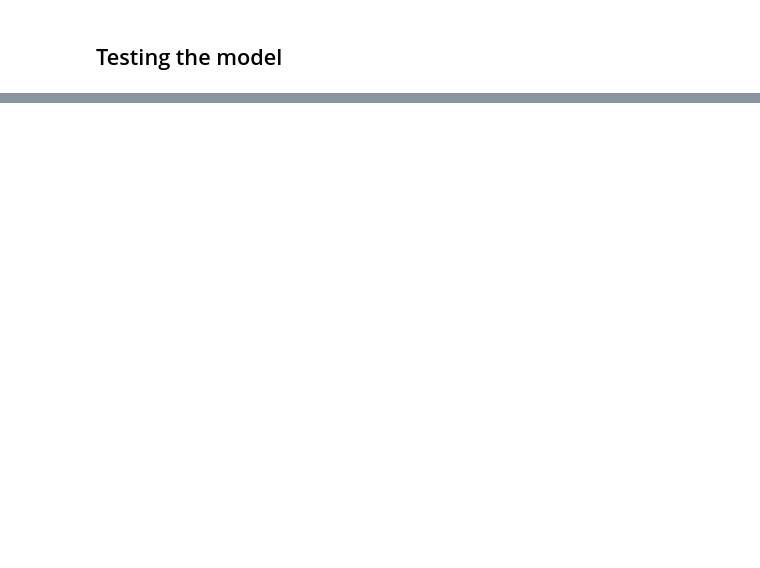
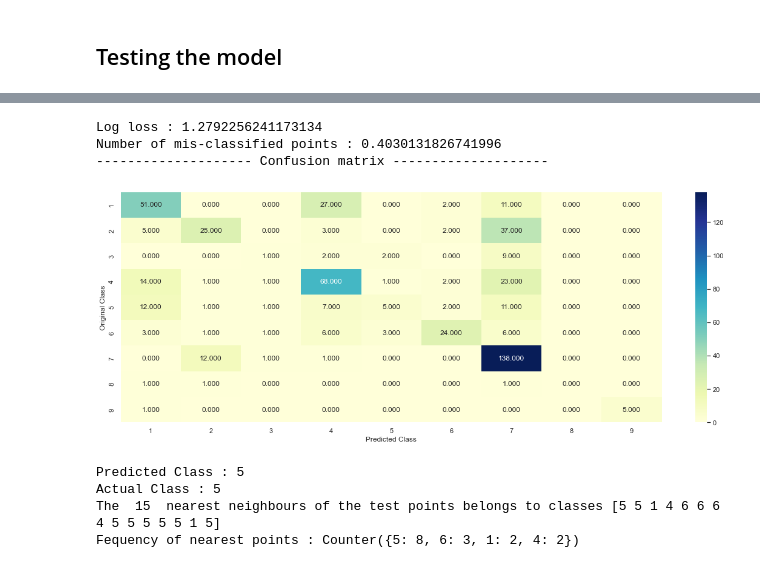
Before and after one commit to surendhar-1706/Classification_of_cancer_mutants, a Jupyter notebook: Cancer_Mutant.ipynb, the cells around one changed output, grey strips where cells are left out. Drawn from its saved outputs; the diff is of its cells as text; code cells hidden in the pictures; blank space fills up the shorter version.

```diff
--- a/Cancer_Mutant.ipynb
+++ b/Cancer_Mutant.ipynb
@@ -1116,0 +1226,26 @@ Out of the top  100  features  81 are present in query point
+# %%
+clf = KNeighborsClassifier(n_neighbors=alpha[best_alpha])
+predict_and_plot_confusion_matrix(train_x_onehotCoding, train_y, cv_x_onehotCoding, cv_y, clf)
+# %% [output]
+Log loss : 1.2792256241173134
+Number of mis-classified points : 0.4030131826741996
+-------------------- Confusion matrix --------------------
+[figure, added]
+# %%
+clf = KNeighborsClassifier(n_neighbors=alpha[best_alpha])
+clf.fit(train_x_onehotCoding, train_y)
+sig_clf = CalibratedClassifierCV(clf, method="sigmoid")
+sig_clf.fit(train_x_onehotCoding, train_y)
+
+test_point_index = 136
+predicted_cls = sig_clf.predict(test_x_onehotCoding[0].reshape(1,-1))
+print("Predicted Class :", predicted_cls[0])
+print("Actual Class :", test_y[test_point_index])
+neighbors = clf.kneighbors(test_x_onehotCoding[test_point_index].reshape(1, -1), alpha[best_alpha])
+print("The ",alpha[best_alpha]," nearest neighbours of the test points belongs to classes",train_y[neighbors[1][0]])
+print("Fequency of nearest points :",Counter(train_y[neighbors[1][0]]))
+# %% [output]
+Predicted Class : 5
+Actual Class : 5
+The  15  nearest neighbours of the test points belongs to classes [5 5 1 4 6 6 6 4 5 5 5 5 5 1 5]
+Fequency of nearest points : Counter({5: 8, 6: 3, 1: 2, 4: 2})
```
Also changed, not shown: parts of 29 cells of this notebook.
